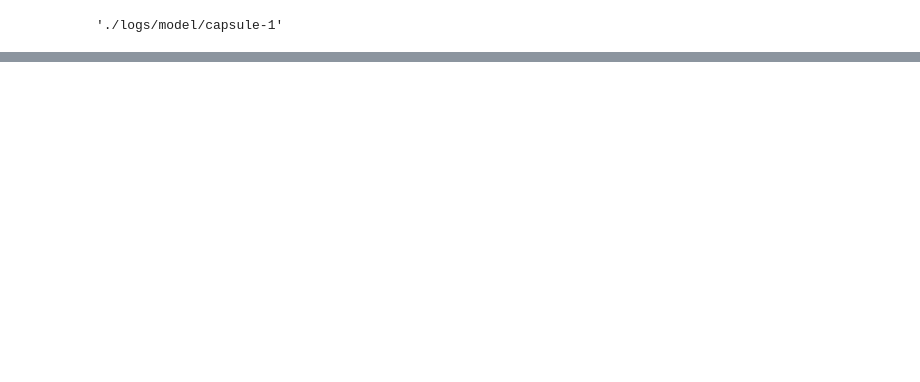
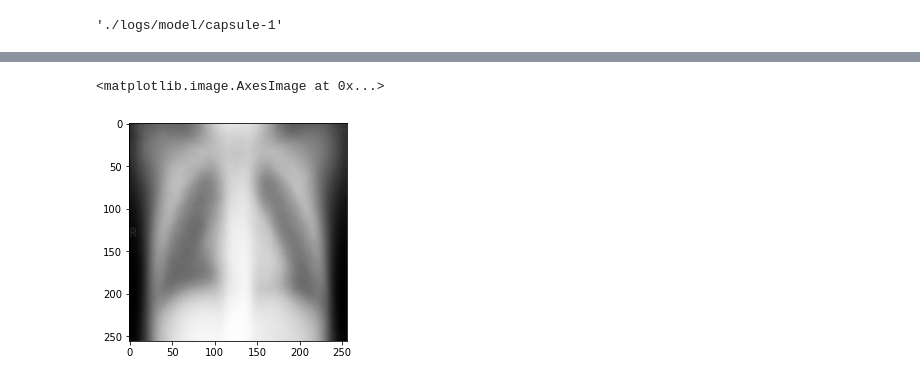
Before and after one commit to TheSickNessPill/caps_net, a Jupyter notebook: CAPS_NET_2.1.ipynb, the cells around one changed output, grey strips where cells are left out. Drawn from its saved outputs; the diff is of its cells as text; code cells hidden in the pictures; blank space fills up the shorter version.

```diff
--- a/CAPS_NET_2.1.ipynb
+++ b/CAPS_NET_2.1.ipynb
@@ -79,7 +79,7 @@ LR                   = 1e-3
 VAL_SPLIT            = 0.2 # сколько данных выделяем на тест = 20%
 
 CLASS_NUM            = 2  # количество классов в нашей задаче
-IMG_SIZE             = 128 # какого размера подаем изображения в сеть
+IMG_SIZE             = 256 # какого размера подаем изображения в сеть
 IMG_CHANNELS         = 1   # у RGB 3 канала
 input_shape          = (IMG_SIZE, IMG_SIZE, IMG_CHANNELS)
 # %%
@@ -99,7 +99,7 @@ params = {
     "no_of_primary_capsules": 32,
     "no_of_secondary_capsules": CLASS_NUM,
     "primary_capsule_vector": 8,
-    "secondary_capsule_vector": 16,
+    "secondary_capsule_vector": 128,
     "r":3,
 }
 # %%
@@ -169,7 +169,8 @@ y_train = []
 X_test = []
 y_test = []
 
-for i in range(len(os.listdir(path_train+'NORMAL/'))):
+# train
+for i in range(1341):
     image = PIL.Image.open(path_train+'NORMAL/'+os.listdir(path_train+'NORMAL/')[i],
                       formats=['JPEG'])
     image = image.resize((IMG_SIZE,IMG_SIZE))
@@ -179,7 +180,7 @@ for i in range(len(os.listdir(path_train+'NORMAL/'))):
     X_train.append(image)
     y_train.append(0)
 
-for i in range(len(os.listdir(path_train+'PNEUMONIA/'))):
+for i in range(1341):
     image = PIL.Image.open(path_train+'PNEUMONIA/'+os.listdir(path_train+'PNEUMONIA/')[i],
                       formats=['JPEG'])
     image = image.resize((IMG_SIZE,IMG_SIZE))
@@ -189,7 +190,8 @@ for i in range(len(os.listdir(path_train+'PNEUMONIA/'))):
     X_train.append(image)
     y_train.append(1)
 
-for i in range(len(os.listdir(path_test+'NORMAL/'))):
+# test
+for i in range(234):
     image = PIL.Image.open(path_test+'NORMAL/'+os.listdir(path_test+'NORMAL/')[i],
                       formats=['JPEG'])
     image = image.resize((IMG_SIZE,IMG_SIZE))
@@ -199,9 +201,10 @@ for i in range(len(os.listdir(path_test+'NORMAL/'))):
     X_test.append(image)
     y_test.append(0)
 
-for i in range(len(os.listdir(path_test+'PNEUMONIA/'))):
+for i in range(234):
     image = PIL.Image.open(path_test+'PNEUMONIA/'+os.listdir(path_test+'PNEUMONIA/')[i],
                       formats=['JPEG'])
+
     image = image.resize((IMG_SIZE,IMG_SIZE))
     if len(np.array(image.getdata()).shape) > 1:
         image = image.convert('L')
@@ -626,5 +587,5 @@ X_test.shape
 # %%
-index_ = 1
-index = 1
+index_ = 2
+index = 0
 # %%
 print(predict(model, tf.expand_dims(X_test[index_], axis=0)), y_test[index_])
@@ -635,11 +600,14 @@ features.shape
 # %%
 temp_features = features.numpy()
 temp_ = temp_features.copy()
 temp_features[:,:,:,:] = 0
 temp_features[:,:,index,:] = temp_[:,:,index,:]
 recon = model.regenerate_image(temp_features)
-recon = tf.reshape(recon, (28,28))
+recon = tf.reshape(recon, (256,256))
 plt.imshow(recon, cmap='gray')
+# %% [output]
+<matplotlib.image.AxesImage at 0x...>
+[figure, added]
 # %%
 temp_features = features.numpy()
 temp_ = temp_features.copy()
```
Also changed, not shown: parts of 19 cells of this notebook.
